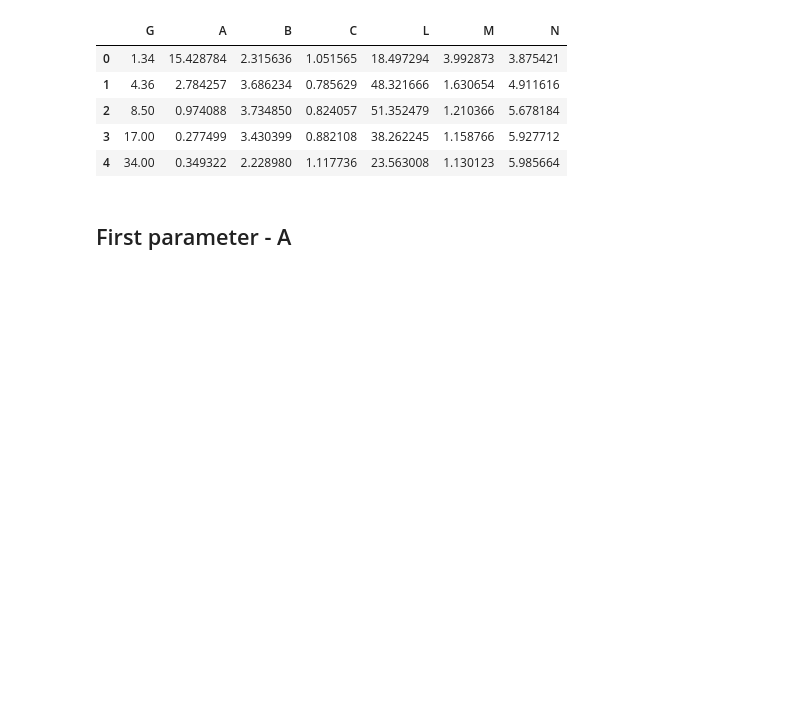
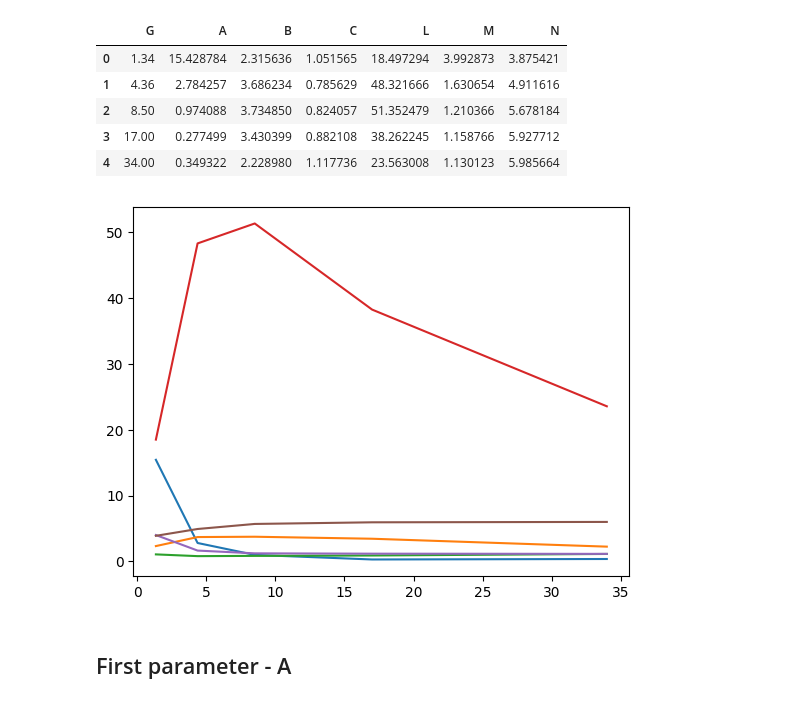
Before and after one commit to ahasan3-ncsu/wd-swelling, a Jupyter notebook: data_2022/eureka.ipynb, the cells around one changed output. Saved outputs shown, nothing was run; the diff lists cells and outputs as text; code cells hidden in the pictures; blank space fills up the shorter version.

```diff
--- a/data_2022/eureka.ipynb
+++ b/data_2022/eureka.ipynb
@@ -80,6 +84,12 @@ bar
 | 2 | 8.50 | 0.974088 | 3.734850 | 0.824057 | 51.352479 | 1.210366 | 5.678184 |
 | 3 | 17.00 | 0.277499 | 3.430399 | 0.882108 | 38.262245 | 1.158766 | 5.927712 |
 | 4 | 34.00 | 0.349322 | 2.228980 | 1.117736 | 23.563008 | 1.130123 | 5.985664 |
+# %%
+for name in ['A', 'B', 'C', 'L', 'M', 'N']:
+    plt.plot(bar['G'], bar[name])
+plt.show()
+# %% [output]
+[figure, added]
 # %% [markdown]
 ## First parameter - A
 # %%
```
Also changed, not shown: parts of 3 cells of this notebook.
